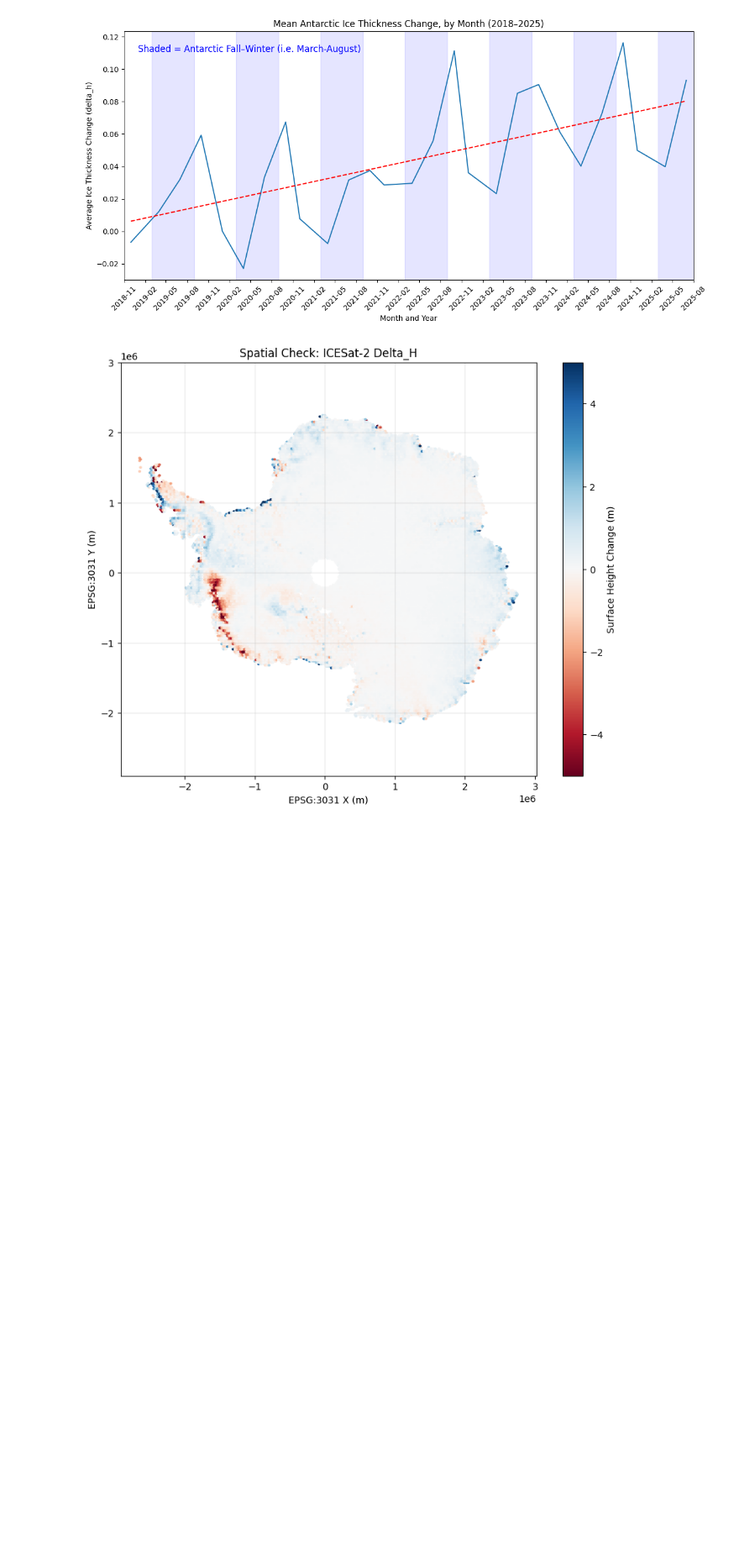
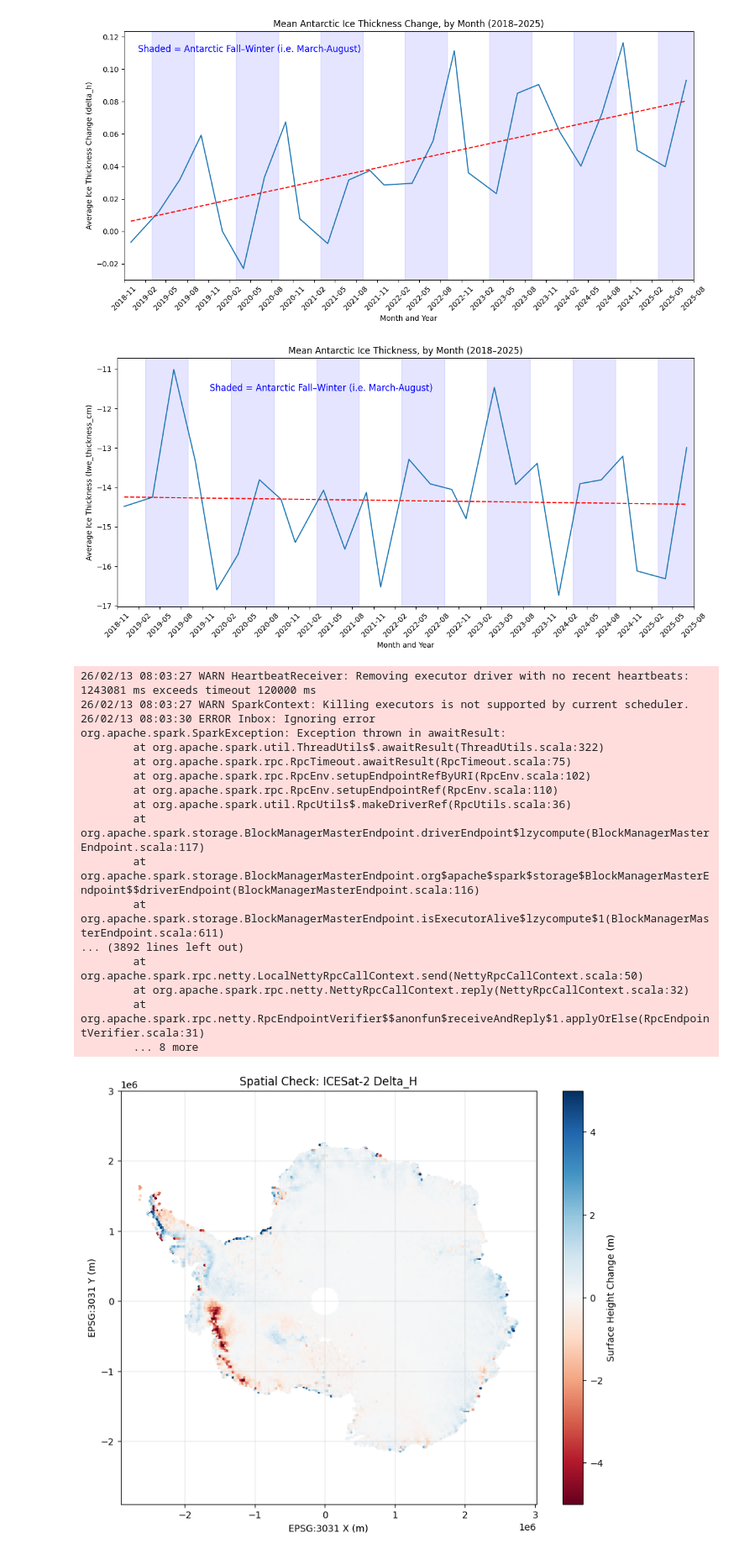
Before and after one commit to scotty-ucsd/dsc232_group_project, a Jupyter notebook: milestone_2.ipynb, the cells around one changed output. Shown at 84% size. Drawn from its saved outputs; the diff is of its cells as text; code cells hidden in the pictures; blank space fills up the shorter version.

Commit message:
added another ice thickness graph

```diff
--- a/milestone_2.ipynb
+++ b/milestone_2.ipynb
@@ -470,7 +470,7 @@ df = df.withColumn("month_year", date_format("time", "yyyy-MM"))
 
 monthly = (
     df.groupBy("month_year")
-      .agg(avg("delta_h").alias("mean_delta_h"))
+      .agg(avg("delta_h").alias("mean_delta_h"),avg("lwe_thickness_cm").alias("mean_lwe_thickness_cm"))
       .orderBy("month_year")
 )
 
@@ -480,11 +480,17 @@ pdf["month_year"] = pd.to_datetime(pdf["month_year"])
 pdf = pdf.sort_values("month_year")
 
 X = pdf["month_year"].map(pd.Timestamp.toordinal).values.reshape(-1, 1)
-y = pdf["mean_delta_h"].values
+
+y_deltah = pdf["mean_delta_h"].values
+y_lwethickness= pdf["mean_lwe_thickness_cm"].values
 
 model = LinearRegression()
-model.fit(X, y)
-y_pred = model.predict(X)
+model.fit(X, y_deltah)
+y_deltah_pred = model.predict(X)
+
+model = LinearRegression()
+model.fit(X, y_lwethickness)
+y_lwethickness_pred = model.predict(X)
 # %%
 plt.figure(figsize=(12, 6))
 plt.plot(pdf["month_year"], pdf["mean_delta_h"])
@@ -520,6 +526,58 @@ plt.tight_layout()
 plt.show()
 # %% [output]
 [figure]
+# %%
+plt.figure(figsize=(12, 6))
+plt.plot(pdf["month_year"], pdf["mean_lwe_thickness_cm"])
+plt.plot(pdf["month_year"], y_lwethickness_pred, color='red', linestyle='--', label="Linear Trend")
+
+plt.xlabel("Month and Year")
+plt.ylabel("Average Ice Thickness (lwe_thickness_cm)")
+plt.title("Mean Antarctic Ice Thickness, by Month (2018–2025)")
+
+ax = plt.gca()
+ax.xaxis.set_major_locator(mdates.MonthLocator(interval=3))
+ax.xaxis.set_major_formatter(mdates.DateFormatter('%Y-%m'))
+
+plt.xticks(rotation=45)
+
+for yr in range(2018, 2026):
+    start = pd.Timestamp(f"{yr}-03-01")
+    end = pd.Timestamp(f"{yr}-08-31")
+    ax.axvspan(start, end, color='blue', alpha=0.1)
+
+ax.text(
+    pdf["month_year"].min()+pd.DateOffset(months=12),
+    pdf["mean_lwe_thickness_cm"].max()*1.05,
+    "Shaded = Antarctic Fall–Winter (i.e. March-August)",
+    color='blue',
+    fontsize=12,
+    #fontweight='bold'
+)
+
+plt.xlim(pdf["month_year"].min()-pd.DateOffset(months=1), pdf["month_year"].max()+pd.DateOffset(months=1))
+
+plt.tight_layout()
+plt.show()
+# %% [output]
+[figure, added]
+26/02/13 08:03:27 WARN HeartbeatReceiver: Removing executor driver with no recent heartbeats: 1243081 ms exceeds timeout 120000 ms
+26/02/13 08:03:27 WARN SparkContext: Killing executors is not supported by current scheduler.
+26/02/13 08:03:30 ERROR Inbox: Ignoring error
+org.apache.spark.SparkException: Exception thrown in awaitResult:
+        at org.apache.spark.util.ThreadUtils$.awaitResult(ThreadUtils.scala:322)
+        at org.apache.spark.rpc.RpcTimeout.awaitResult(RpcTimeout.scala:75)
+        at org.apache.spark.rpc.RpcEnv.setupEndpointRefByURI(RpcEnv.scala:102)
+        at org.apache.spark.rpc.RpcEnv.setupEndpointRef(RpcEnv.scala:110)
+        at org.apache.spark.util.RpcUtils$.makeDriverRef(RpcUtils.scala:36)
+        at org.apache.spark.storage.BlockManagerMasterEndpoint.driverEndpoint$lzycompute(BlockManagerMasterEndpoint.scala:117)
+        at org.apache.spark.storage.BlockManagerMasterEndpoint.org$apache$spark$storage$BlockManagerMasterEndpoint$$driverEndpoint(BlockManagerMasterEndpoint.scala:116)
+        at org.apache.spark.storage.BlockManagerMasterEndpoint.isExecutorAlive$lzycompute$1(BlockManagerMasterEndpoint.scala:611)
+... (3892 lines left out)
+        at org.apache.spark.rpc.netty.LocalNettyRpcCallContext.send(NettyRpcCallContext.scala:50)
+        at org.apache.spark.rpc.netty.NettyRpcCallContext.reply(NettyRpcCallContext.scala:32)
+        at org.apache.spark.rpc.netty.RpcEndpointVerifier$$anonfun$receiveAndReply$1.applyOrElse(RpcEndpointVerifier.scala:31)
+        ... 8 more
 # %%
 from pyspark.sql.functions import col
 
```
Also changed, not shown: parts of 1 cell of this notebook.
